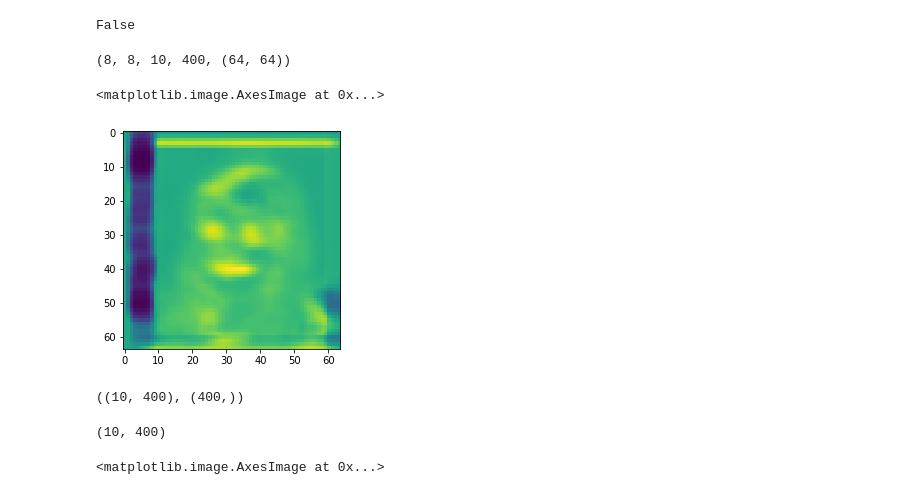
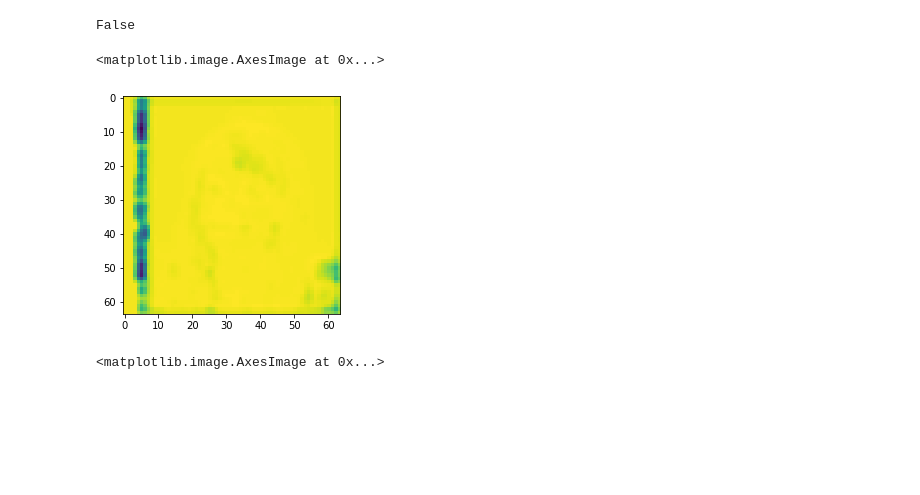
Before and after one commit to ArseniiOnuchin/pytorch_hmax, a Jupyter notebook: test_vision.ipynb, the cells around one changed output. Saved outputs shown, nothing was run; the diff lists cells and outputs as text; code cells hidden in the pictures; blank space fills up the shorter version.

```diff
--- a/test_vision.ipynb
+++ b/test_vision.ipynb
@@ -8,0 +12,5 @@ import hmax
+# %%
+#test data download
+eye_movements_df = pd.read_excel('./data/eye_movements/sample_data1(dynamics).xlsx', decimal='\t')
+x = np.array(eye_movements_df['Point of Regard Right X [px]'])
+y = np.array(eye_movements_df['Point of Regard Right Y [px]'])
@@ -20,7 +47,7 @@ example_images = datasets.ImageFolder(
 )
 
 # A dataloader that will run through all example images in one batch
-dataloader = DataLoader(example_images, batch_size=10)
+dataloader = DataLoader(example_images, batch_size=20)
 # %%
 torch.cuda.is_available()
 # %% [output]
@@ -34,25 +61,11 @@ device = torch.device('cuda:0' if torch.cuda.is_available() else 'cpu')
 model = model.to(device)
 for X, y in dataloader:
     s1, c1, s2, c2 = model.get_all_layers(X.to(device))
-# %%
-len(s2), len(s2[0]), len(s2[0][0]), len(s2[0][0][0]), s2[0][0][0][0].shape
-# %% [output]
-(8, 8, 10, 400, (64, 64))
 # %%
-
-
-plt.imshow(s2[2][0][9][0])
+plt.imshow(s2[0][0][9][370])
 # %% [output]
 <matplotlib.image.AxesImage at 0x...>
-[figure, old version]
+[figure, new version]
-# %%
-c2[0].shape, c2[0][0].shape
-# %% [output]
-((10, 400), (400,))
-# %%
-c2[0]
-# %% [output]
-(10, 400)
 # %%
 plt.imshow(c2[2])
 # %% [output]
```
Also changed, not shown: parts of 6 cells of this notebook.
